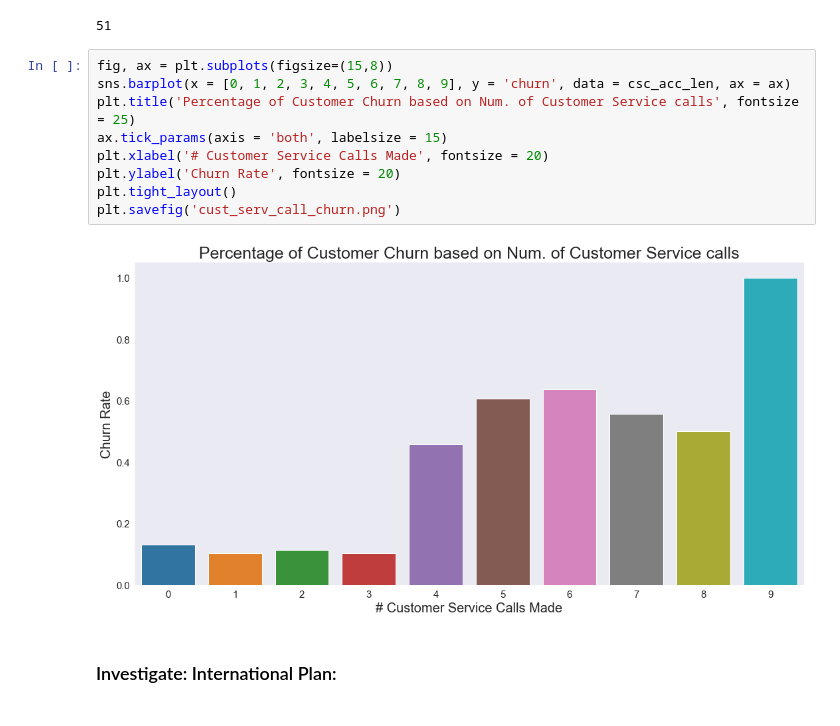
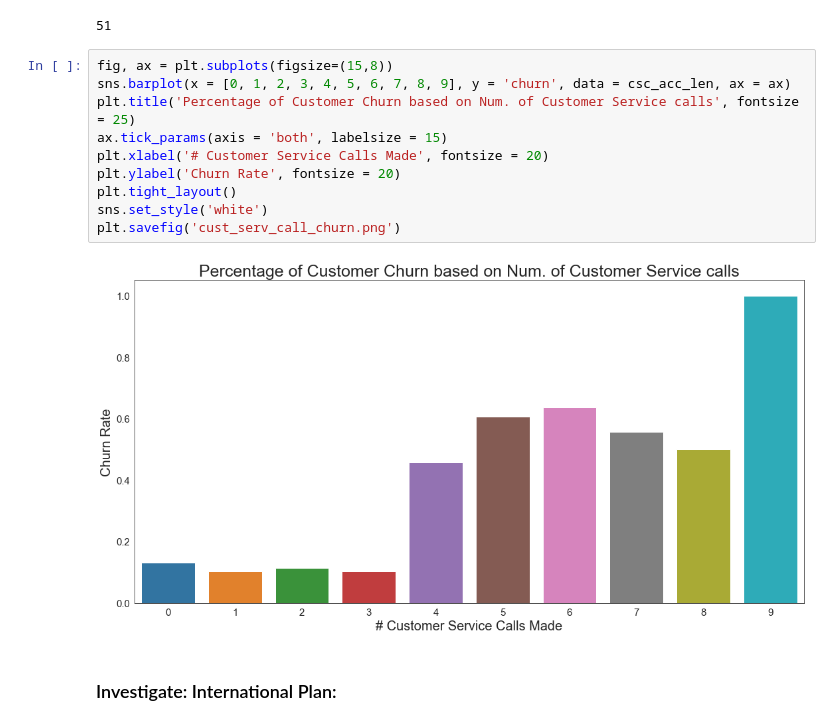
Before and after one commit to chum46/customer_churn_prediction, a Jupyter notebook: notebooks/exploratory/lmc_exploratory_nb/03_eda_lc.ipynb, the cells around one changed output. Cells and saved outputs as stored; diff of their text form.

```diff
--- a/notebooks/exploratory/lmc_exploratory_nb/03_eda_lc.ipynb
+++ b/notebooks/exploratory/lmc_exploratory_nb/03_eda_lc.ipynb
@@ -228,14 +228,15 @@ len(df.state.value_counts())
 # %%
 fig, ax = plt.subplots(figsize=(15,8))
 sns.barplot(x = [0, 1, 2, 3, 4, 5, 6, 7, 8, 9], y = 'churn', data = csc_acc_len, ax = ax)
 plt.title('Percentage of Customer Churn based on Num. of Customer Service calls', fontsize = 25)
 ax.tick_params(axis = 'both', labelsize = 15)
 plt.xlabel('# Customer Service Calls Made', fontsize = 20)
 plt.ylabel('Churn Rate', fontsize = 20)
 plt.tight_layout()
+sns.set_style('white')
 plt.savefig('cust_serv_call_churn.png')
 # %% [output]
-[figure, old version]
+[figure, new version]
 # %% [markdown]
 ### Investigate:  International Plan:
 # %%
```
Also changed, not shown: parts of 2 cells of this notebook, 4 other files.
